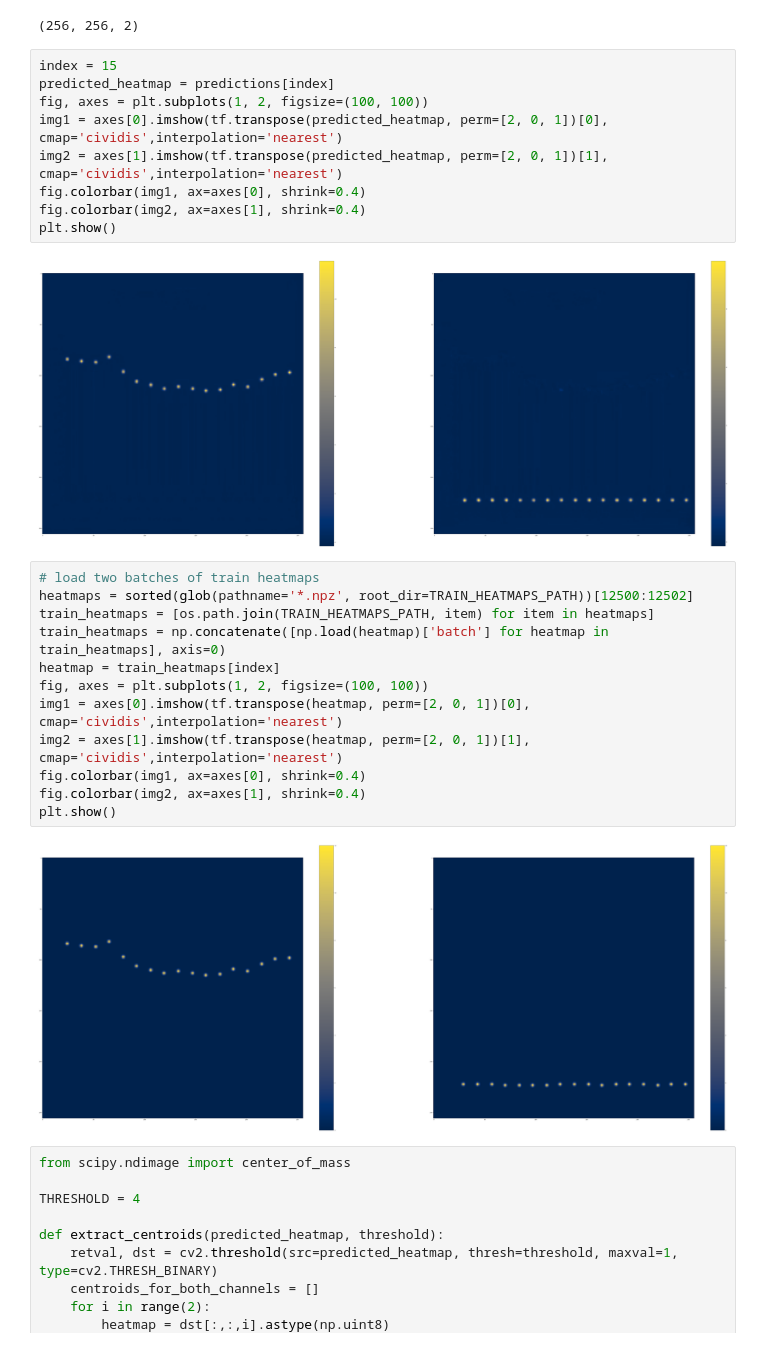
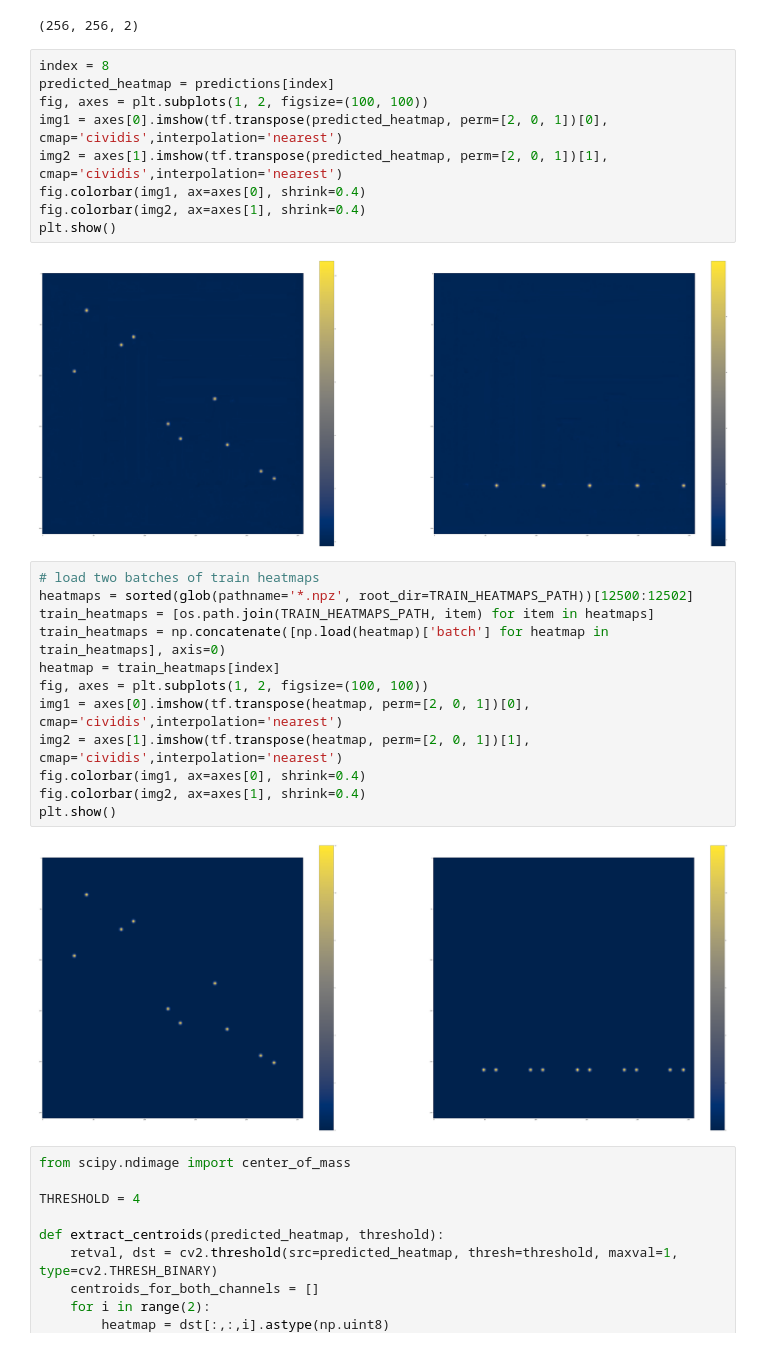
Before and after one commit to prashalruchiranga/Chart-Recognition, a Jupyter notebook: chart recognition.ipynb, the cells around one changed output. Saved outputs shown, nothing was run; the diff lists cells and outputs as text.

```diff
--- a/chart recognition.ipynb
+++ b/chart recognition.ipynb
@@ -263,16 +277,16 @@ predictions[index].shape
 # %% [output]
 (256, 256, 2)
 # %%
-index = 15
+index = 8
 predicted_heatmap = predictions[index]
 fig, axes = plt.subplots(1, 2, figsize=(100, 100))
 img1 = axes[0].imshow(tf.transpose(predicted_heatmap, perm=[2, 0, 1])[0], cmap='cividis',interpolation='nearest')
 img2 = axes[1].imshow(tf.transpose(predicted_heatmap, perm=[2, 0, 1])[1], cmap='cividis',interpolation='nearest')
 fig.colorbar(img1, ax=axes[0], shrink=0.4)
 fig.colorbar(img2, ax=axes[1], shrink=0.4)
 plt.show()
 # %% [output]
-[figure, old version]
+[figure, new version]
 # %%
 # load two batches of train heatmaps
 heatmaps = sorted(glob(pathname='*.npz', root_dir=TRAIN_HEATMAPS_PATH))[12500:12502]
@@ -286,7 +300,7 @@ fig.colorbar(img1, ax=axes[0], shrink=0.4)
 fig.colorbar(img2, ax=axes[1], shrink=0.4)
 plt.show()
 # %% [output]
-[figure, old version]
+[figure, new version]
 # %%
 from scipy.ndimage import center_of_mass
 
```
Also changed, not shown: parts of 14 cells of this notebook, 7 other files.
